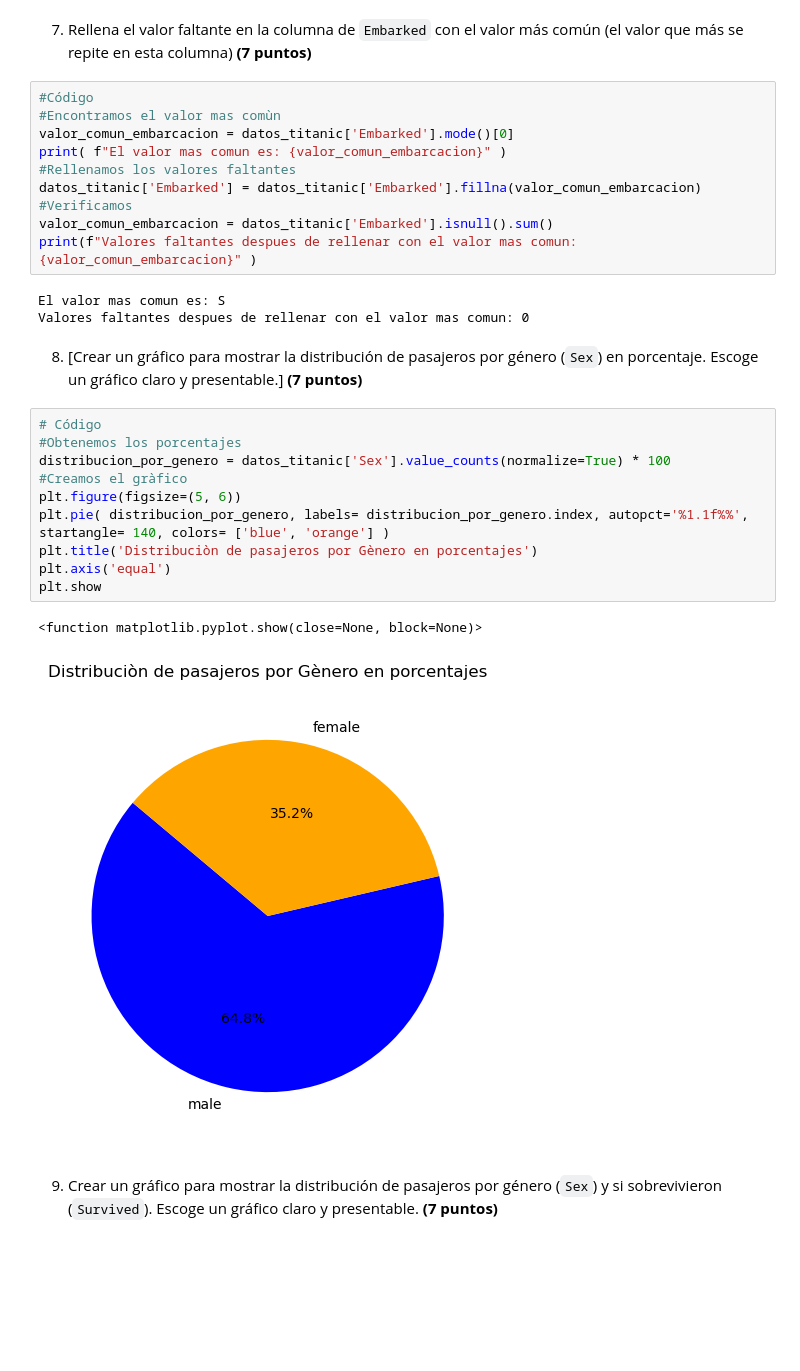
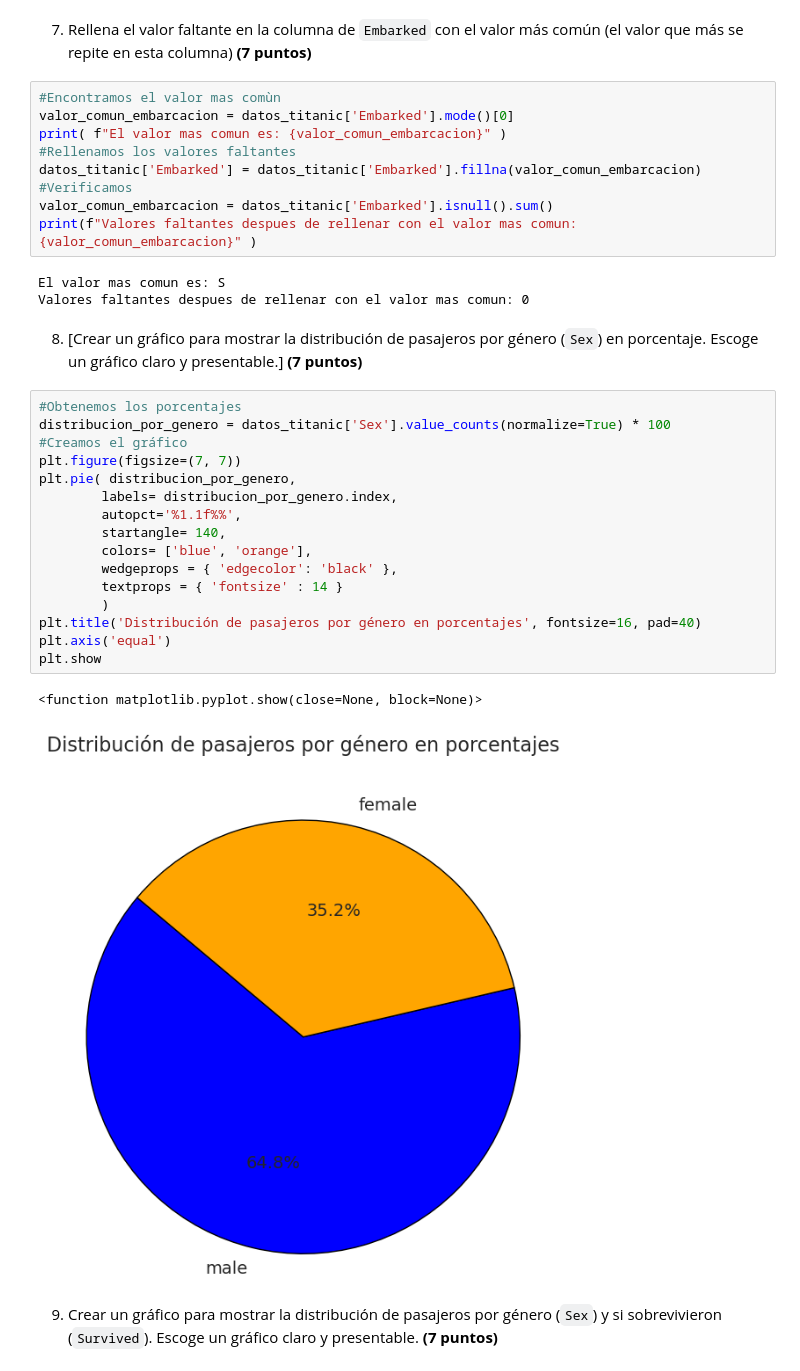
Before and after one commit to andruudev/Titanic-Analisis---Kruger-Instituto-Xponencial, a Jupyter notebook: trabajo_fin_modulo.ipynb, the cells around one changed output. Drawn from its saved outputs; the diff is of its cells as text; blank space fills up the shorter version.

```diff
--- a/trabajo_fin_modulo.ipynb
+++ b/trabajo_fin_modulo.ipynb
@@ -129,7 +130,6 @@ Valores restantes en Age de los hombres: 0
 # %% [markdown]
 7. Rellena el valor faltante en la columna de `Embarked` con el valor más común (el valor que más se repite en esta columna) **(7 puntos)**
 # %%
-#Código
 #Encontramos el valor mas comùn
 valor_comun_embarcacion = datos_titanic['Embarked'].mode()[0]
 print( f"El valor mas comun es: {valor_comun_embarcacion}" )
@@ -144,18 +144,24 @@ Valores faltantes despues de rellenar con el valor mas comun: 0
 # %% [markdown]
 8. [Crear un gráfico para mostrar la distribución de pasajeros por género (`Sex`) en porcentaje. Escoge un gráfico claro y presentable.] **(7 puntos)**
 # %%
-# Código
 #Obtenemos los porcentajes
 distribucion_por_genero = datos_titanic['Sex'].value_counts(normalize=True) * 100
-#Creamos el gràfico
-plt.figure(figsize=(5, 6))
-plt.pie( distribucion_por_genero, labels= distribucion_por_genero.index, autopct='%1.1f%%', startangle= 140, colors= ['blue', 'orange'] )
-plt.title('Distribuciòn de pasajeros por Gènero en porcentajes')
+#Creamos el gráfico
+plt.figure(figsize=(7, 7))
+plt.pie( distribucion_por_genero,
+        labels= distribucion_por_genero.index,
+        autopct='%1.1f%%',
+        startangle= 140,
+        colors= ['blue', 'orange'],
+        wedgeprops = { 'edgecolor': 'black' },
+        textprops = { 'fontsize' : 14 }
+        )
+plt.title('Distribución de pasajeros por género en porcentajes', fontsize=16, pad=40)
 plt.axis('equal')
 plt.show
 # %% [output]
 <function matplotlib.pyplot.show(close=None, block=None)>
-[figure, old version]
+[figure, new version]
 # %% [markdown]
 9. Crear un gráfico para mostrar la distribución de pasajeros por género (`Sex`) y si sobrevivieron (`Survived`). Escoge un gráfico claro y presentable. **(7 puntos)**
 # %%
```
Also changed, not shown: parts of 11 cells of this notebook.
